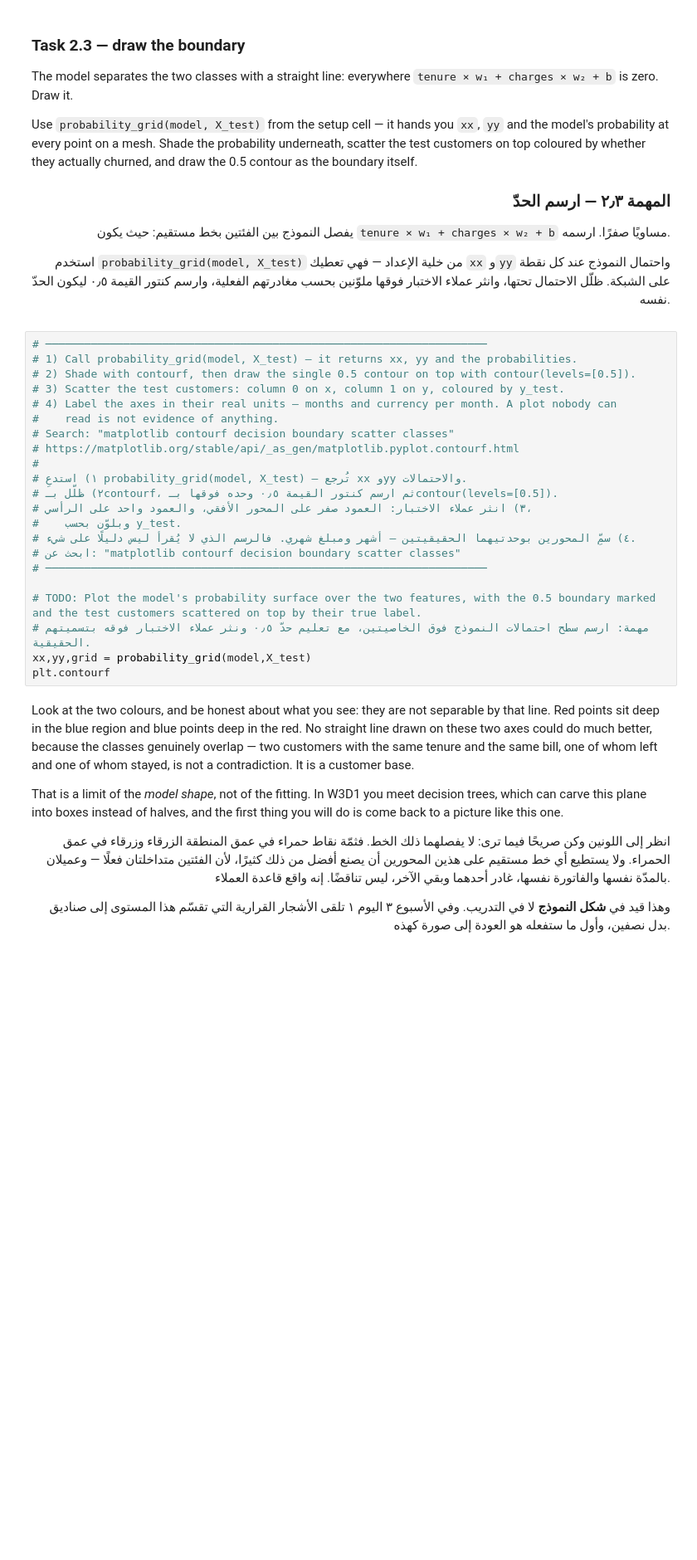
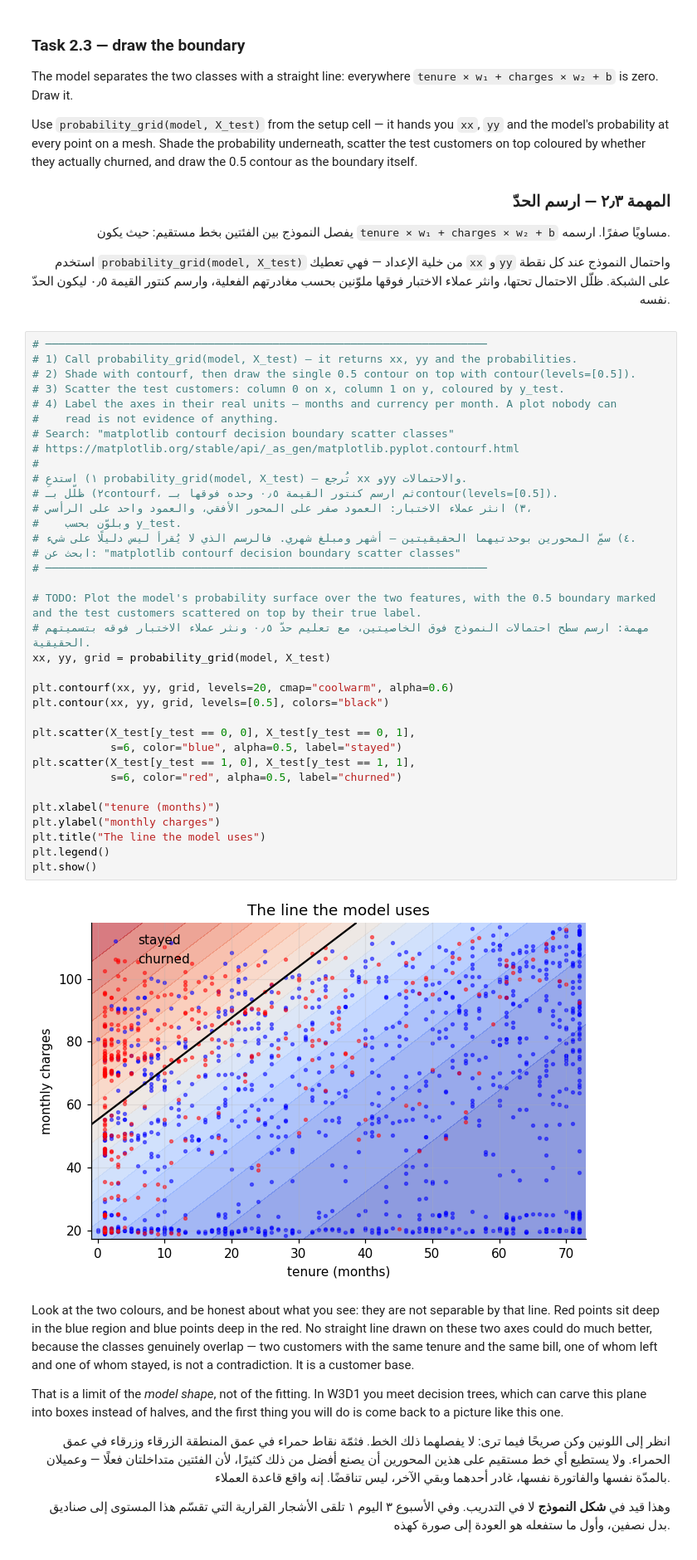
Before and after one commit to NawafK70/AIEP_Olo_student, a Jupyter notebook: week_1_foundations/labs/D3_classification/D3_classification_blank.ipynb, the cells around one changed output. Shown at 83% size. Saved outputs shown, nothing was run; the diff lists cells and outputs as text; blank space fills up the shorter version.

```diff
--- a/week_1_foundations/labs/D3_classification/D3_classification_blank.ipynb
+++ b/week_1_foundations/labs/D3_classification/D3_classification_blank.ipynb
@@ -477,25 +492,40 @@ top coloured by whether they actually churned, and draw the 0.5 contour as the b
 # %%
 # ────────────────────────────────────────────────────────────────────
 # 1) Call probability_grid(model, X_test) — it returns xx, yy and the probabilities.
 # 2) Shade with contourf, then draw the single 0.5 contour on top with contour(levels=[0.5]).
 # 3) Scatter the test customers: column 0 on x, column 1 on y, coloured by y_test.
 # 4) Label the axes in their real units — months and currency per month. A plot nobody can
 #    read is not evidence of anything.
 # Search: "matplotlib contourf decision boundary scatter classes"
 # https://matplotlib.org/stable/api/_as_gen/matplotlib.pyplot.contourf.html
 #
 # ١) استدعِ probability_grid(model, X_test) — تُرجع xx وyy والاحتمالات.
 # ٢) ظلّل بـcontourf، ثم ارسم كنتور القيمة ٠٫٥ وحده فوقها بـcontour(levels=[0.5]).
 # ٣) انثر عملاء الاختبار: العمود صفر على المحور الأفقي، والعمود واحد على الرأسي،
 #    وبلوّن بحسب y_test.
 # ٤) سمِّ المحورين بوحدتيهما الحقيقيتين — أشهر ومبلغ شهري. فالرسم الذي لا يُقرأ ليس دليلًا على شيء.
 # ابحث عن: "matplotlib contourf decision boundary scatter classes"
 # ────────────────────────────────────────────────────────────────────
 
 # TODO: Plot the model's probability surface over the two features, with the 0.5 boundary marked and the test customers scattered on top by their true label.
 # مهمة: ارسم سطح احتمالات النموذج فوق الخاصيتين، مع تعليم حدّ ٠٫٥ ونثر عملاء الاختبار فوقه بتسميتهم الحقيقية.
-xx,yy,grid = probability_grid(model,X_test)
-plt.contourf
+xx, yy, grid = probability_grid(model, X_test)
+
+plt.contourf(xx, yy, grid, levels=20, cmap="coolwarm", alpha=0.6)
+plt.contour(xx, yy, grid, levels=[0.5], colors="black")
+
+plt.scatter(X_test[y_test == 0, 0], X_test[y_test == 0, 1],
+            s=6, color="blue", alpha=0.5, label="stayed")
+plt.scatter(X_test[y_test == 1, 0], X_test[y_test == 1, 1],
+            s=6, color="red", alpha=0.5, label="churned")
+
+plt.xlabel("tenure (months)")
+plt.ylabel("monthly charges")
+plt.title("The line the model uses")
+plt.legend()
+plt.show()
+# %% [output]
+[figure, added]
 # %% [markdown]
 Look at the two colours, and be honest about what you see: they are not separable by that line. Red
 points sit deep in the blue region and blue points deep in the red. No straight line drawn on these two
```
Also changed, not shown: parts of 7 cells of this notebook.
